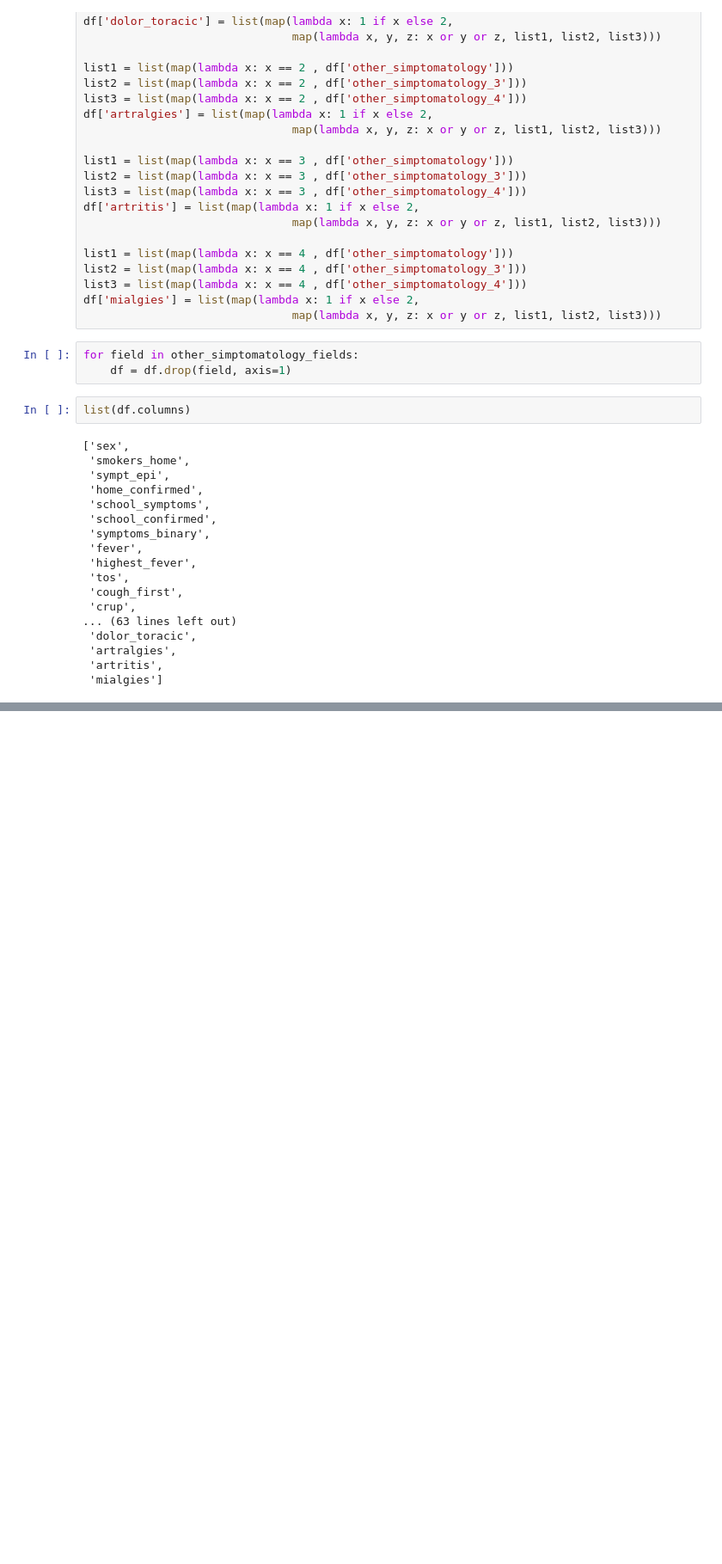
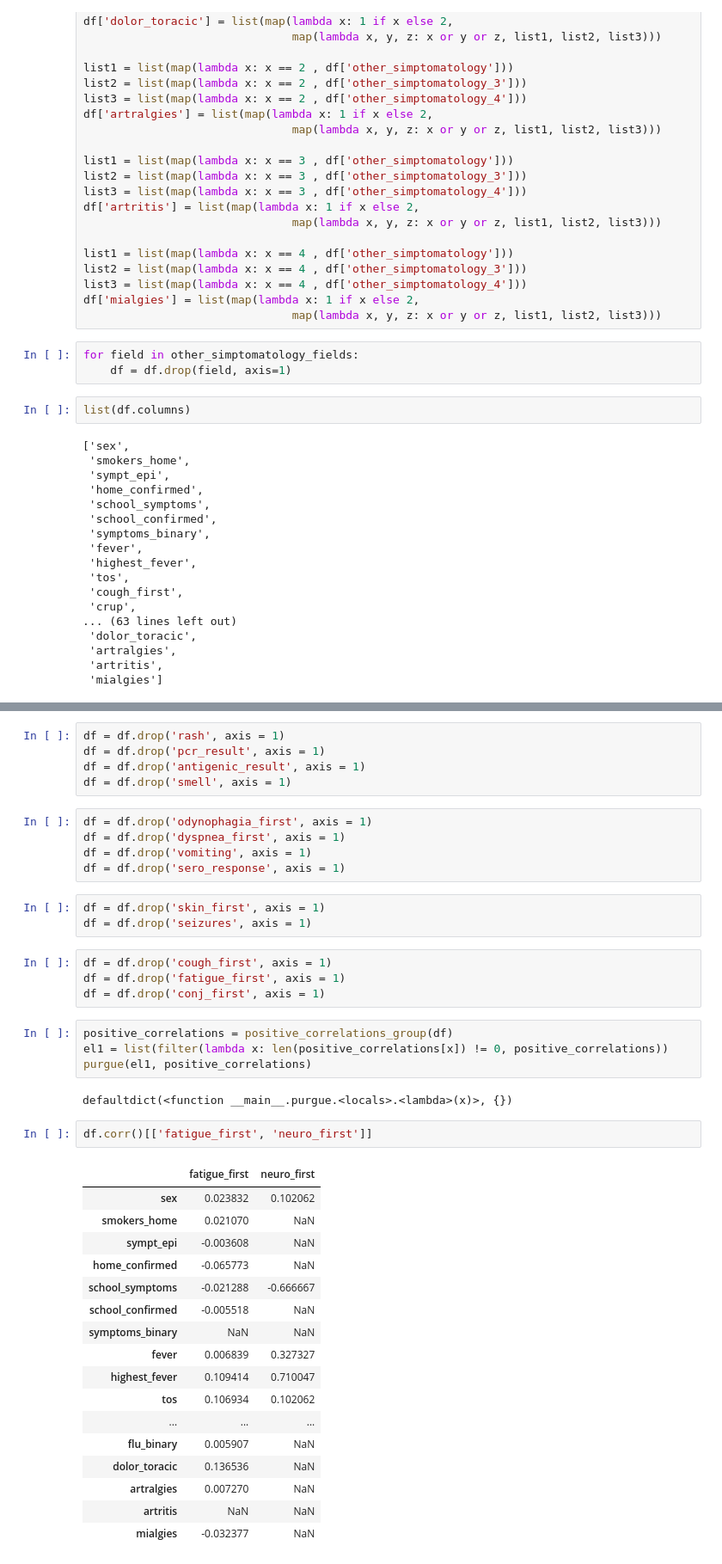
Before and after one commit to gfelis/BitsXLaMarato, a Jupyter notebook: main.ipynb, the cells around one changed output, grey strips where cells are left out. Shown at 86% size. Cells and saved outputs as stored; diff of their text form; blank space fills up the shorter version.

```diff
--- a/main.ipynb
+++ b/main.ipynb
@@ -410,0 +430,43 @@ defaultdict(<function __main__.<lambda>()>,
+# %%
+df = df.drop('rash', axis = 1)
+df = df.drop('pcr_result', axis = 1)
+df = df.drop('antigenic_result', axis = 1)
+df = df.drop('smell', axis = 1)
+# %%
+df = df.drop('odynophagia_first', axis = 1)
+df = df.drop('dyspnea_first', axis = 1)
+df = df.drop('vomiting', axis = 1)
+df = df.drop('sero_response', axis = 1)
+# %%
+df = df.drop('skin_first', axis = 1)
+df = df.drop('seizures', axis = 1)
+# %%
+df = df.drop('cough_first', axis = 1)
+df = df.drop('fatigue_first', axis = 1)
+df = df.drop('conj_first', axis = 1)
+# %%
+positive_correlations = positive_correlations_group(df)
+el1 = list(filter(lambda x: len(positive_correlations[x]) != 0, positive_correlations))
+purgue(el1, positive_correlations)
+# %% [output]
+defaultdict(<function __main__.purgue.<locals>.<lambda>(x)>, {})
+# %%
+df.corr()[['fatigue_first', 'neuro_first']]
+# %% [output]
+|  | fatigue_first | neuro_first |
+| sex | 0.023832 | 0.102062 |
+| smokers_home | 0.021070 | NaN |
+| sympt_epi | -0.003608 | NaN |
+| home_confirmed | -0.065773 | NaN |
+| school_symptoms | -0.021288 | -0.666667 |
+| school_confirmed | -0.005518 | NaN |
+| symptoms_binary | NaN | NaN |
+| fever | 0.006839 | 0.327327 |
+| highest_fever | 0.109414 | 0.710047 |
+| tos | 0.106934 | 0.102062 |
+| ... | ... | ... |
+| flu_binary | 0.005907 | NaN |
+| dolor_toracic | 0.136536 | NaN |
+| artralgies | 0.007270 | NaN |
+| artritis | NaN | NaN |
+| mialgies | -0.032377 | NaN |
```
Also changed, not shown: parts of 19 cells of this notebook.
